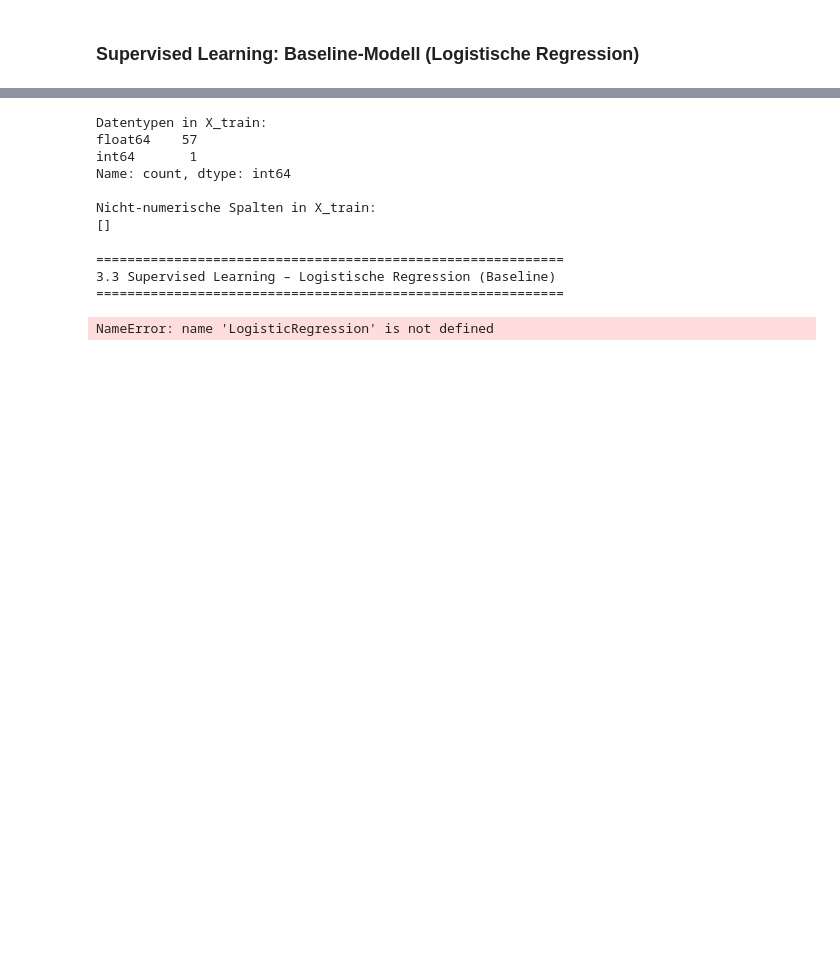
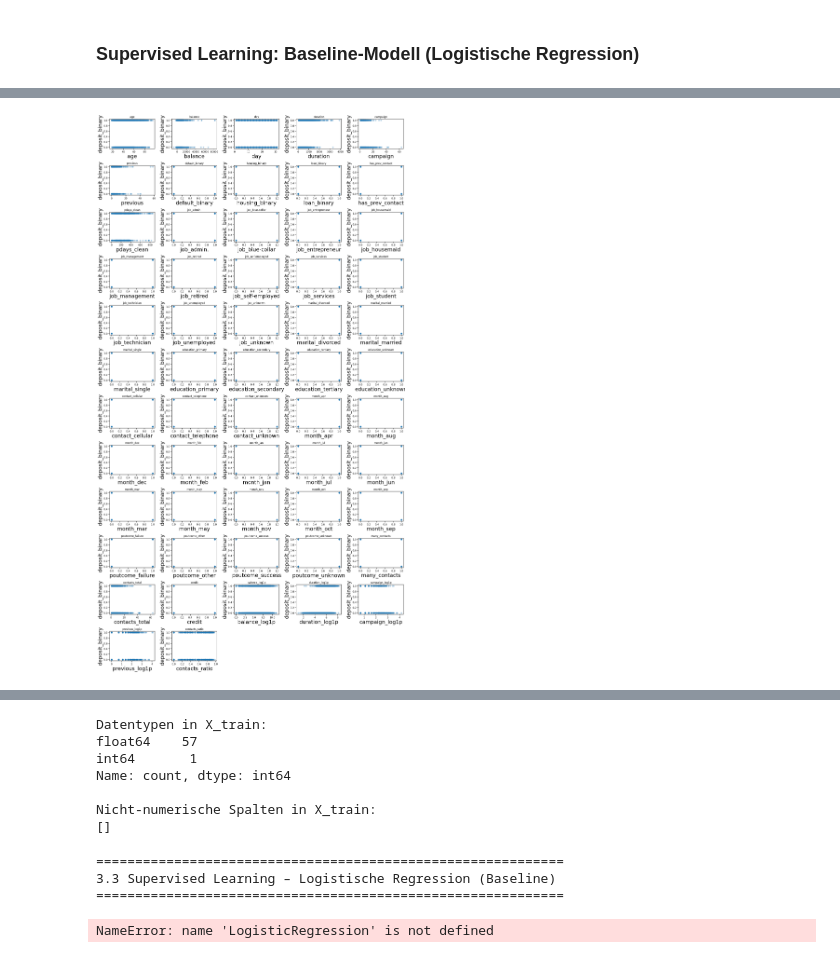
Before and after one commit to elias06-dev/pruefung_data_science-Gruppe_8, a Jupyter notebook: Notebook/notebook_pruefung copy.ipynb, the cells around one changed output, grey strips where cells are left out. Saved outputs shown, nothing was run; the diff lists cells and outputs as text; code cells hidden in the pictures; blank space fills up the shorter version.

```diff
--- a/Notebook/notebook_pruefung copy.ipynb
+++ b/Notebook/notebook_pruefung copy.ipynb
@@ -1376,0 +1351,29 @@ Name: deposit, dtype: float64
+# %%
+numeric_cols = df_encoded.select_dtypes(include='number').columns
+numeric_cols = [c for c in numeric_cols if c != 'deposit_binary']
+
+n_features = len(numeric_cols)
+n_cols = 5
+n_rows = int(np.ceil(n_features / n_cols))
+
+fig, axes = plt.subplots(n_rows, n_cols, figsize=(4*n_cols, 3*n_rows))
+axes = axes.flatten()
+
+for i, col in enumerate(numeric_cols):
+    axes[i].scatter(
+        df_encoded[col],
+        df_encoded["deposit_binary"],
+        alpha=0.3
+    )
+    axes[i].set_title(col)
+    axes[i].set_xlabel(col)
+    axes[i].set_ylabel("deposit_binary")
+
+# Leere Subplots entfernen
+for j in range(i + 1, len(axes)):
+    fig.delaxes(axes[j])
+
+plt.tight_layout()
+plt.show()
+# %% [output]
+[figure, added]
```
Also changed, not shown: parts of 20 cells of this notebook.
